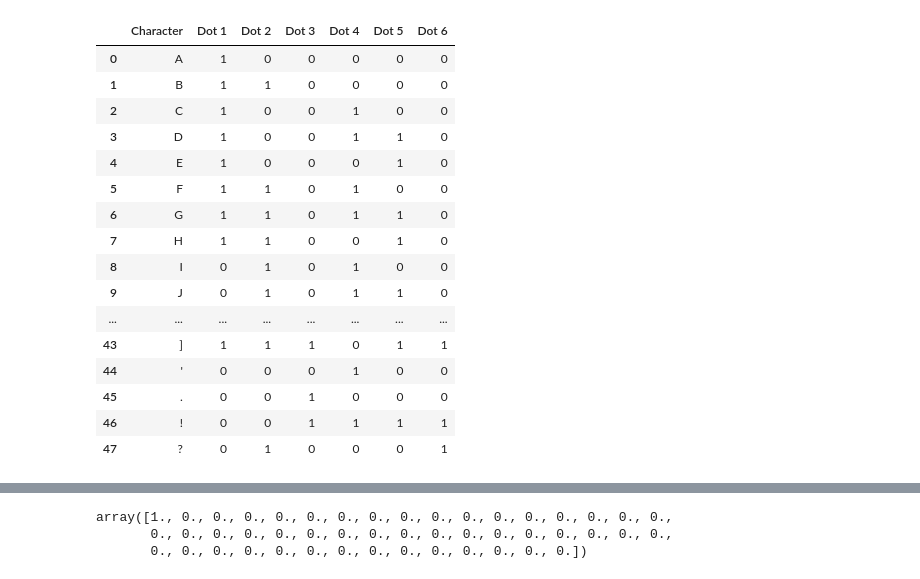
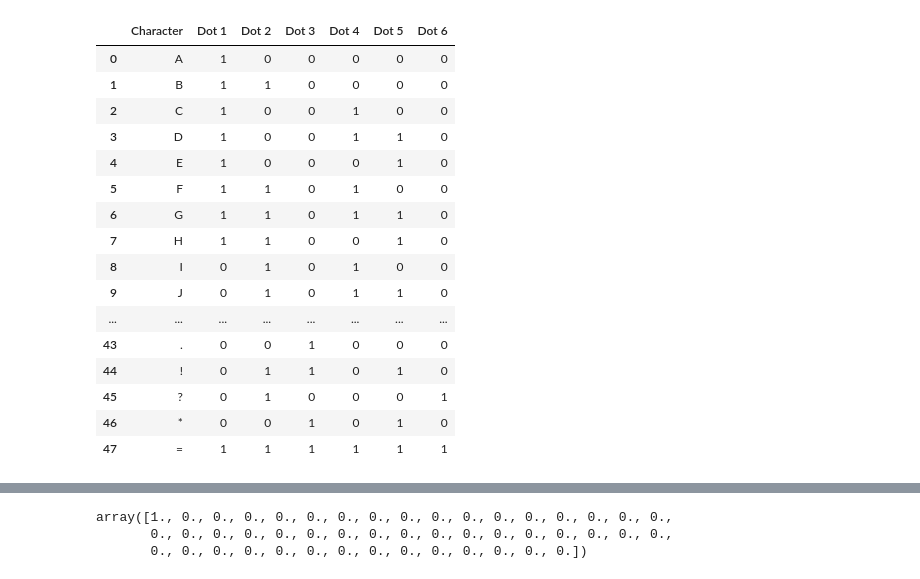
Before and after one commit to jadsongmatos/MLP, a Jupyter notebook: braille.ipynb, the cells around one changed output, grey strips where cells are left out. Saved outputs shown, nothing was run; the diff lists cells and outputs as text; code cells hidden in the pictures.

```diff
--- a/braille.ipynb
+++ b/braille.ipynb
@@ -37,23 +46,23 @@ class TrainingPlot(keras.callbacks.Callback):
 
 plot_losses = TrainingPlot()
 # %%
-df = pd.read_csv("/kaggle/input/braille-datasets/braille.csv", sep=';', quotechar='"')
+df = pd.read_csv("braille.csv")
 df
 # %% [output]
 |  | Character | Dot 1 | Dot 2 | Dot 3 | Dot 4 | Dot 5 | Dot 6 |
 | 0 | A | 1 | 0 | 0 | 0 | 0 | 0 |
 | 1 | B | 1 | 1 | 0 | 0 | 0 | 0 |
 | 2 | C | 1 | 0 | 0 | 1 | 0 | 0 |
 | 3 | D | 1 | 0 | 0 | 1 | 1 | 0 |
 | 4 | E | 1 | 0 | 0 | 0 | 1 | 0 |
 | 5 | F | 1 | 1 | 0 | 1 | 0 | 0 |
 | 6 | G | 1 | 1 | 0 | 1 | 1 | 0 |
 | 7 | H | 1 | 1 | 0 | 0 | 1 | 0 |
 | 8 | I | 0 | 1 | 0 | 1 | 0 | 0 |
 | 9 | J | 0 | 1 | 0 | 1 | 1 | 0 |
 | ... | ... | ... | ... | ... | ... | ... | ... |
-| 43 | ] | 1 | 1 | 1 | 0 | 1 | 1 |
-| 44 | ' | 0 | 0 | 0 | 1 | 0 | 0 |
-| 45 | . | 0 | 0 | 1 | 0 | 0 | 0 |
-| 46 | ! | 0 | 0 | 1 | 1 | 1 | 1 |
-| 47 | ? | 0 | 1 | 0 | 0 | 0 | 1 |
+| 43 | . | 0 | 0 | 1 | 0 | 0 | 0 |
+| 44 | ! | 0 | 1 | 1 | 0 | 1 | 0 |
+| 45 | ? | 0 | 1 | 0 | 0 | 0 | 1 |
+| 46 | * | 0 | 0 | 1 | 0 | 1 | 0 |
+| 47 | = | 1 | 1 | 1 | 1 | 1 | 1 |
```
Also changed, not shown: parts of 17 cells of this notebook, 9 other files.
